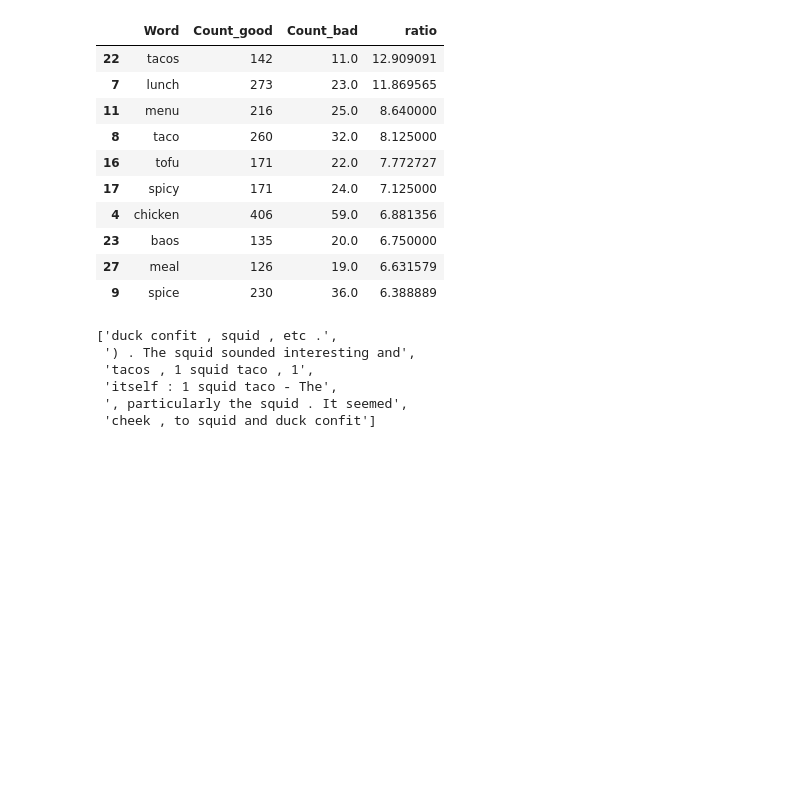
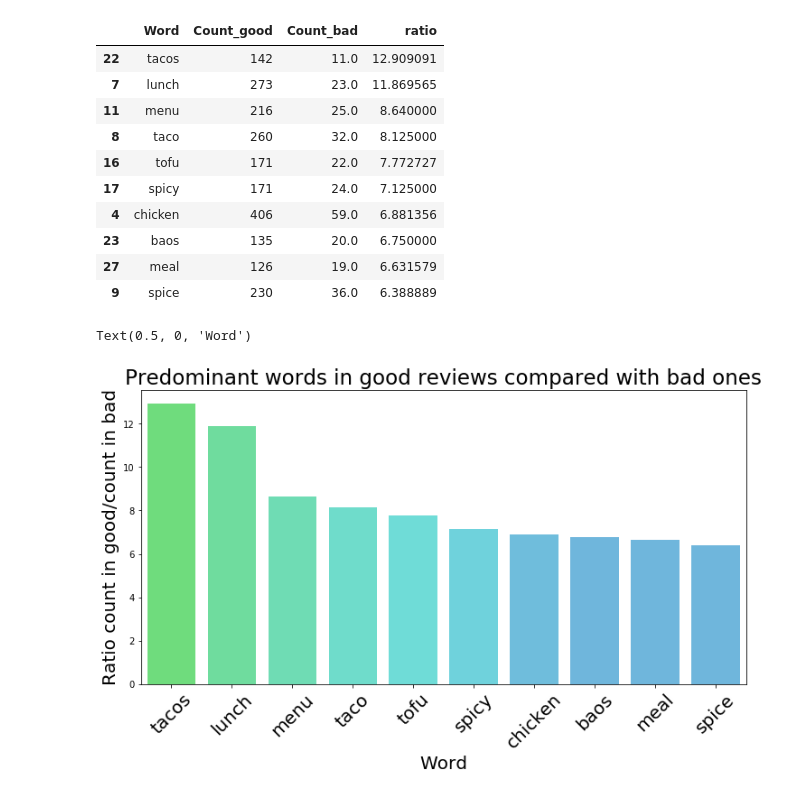
Before and after one commit to hecmesge/ABA2020, a Jupyter notebook: business_understanding_text_analysis.ipynb, the cells around one changed output. Cells and saved outputs as stored; diff of their text form; code cells hidden in the pictures; blank space fills up the shorter version.

```diff
--- a/business_understanding_text_analysis.ipynb
+++ b/business_understanding_text_analysis.ipynb
@@ -177,9 +163,16 @@ for w in range(len(p)):
-# %%
-posterior
-# %% [output]
-['duck confit , squid , etc .',
- ') . The squid sounded interesting and',
- 'tacos , 1 squid taco , 1',
- 'itself : 1 squid taco - The',
- ', particularly the squid . It seemed',
- 'cheek , to squid and duck confit']
+# %%
+import matplotlib.pyplot as plt
+import seaborn as sns
+x=rest_rev_analysis_good[rest_rev_analysis_good.Count_good>100][:10]
+colors_good = ['#34eb4c', '#34eb83', '#34eba8', '#34ebcd', '#34ebe2', '#34d9eb', '#34b7eb', '#34abeb', '#34abeb', '#34abeb']
+plt.figure(figsize=(12,6))
+
+ax = sns.barplot(x.Word, x.ratio, alpha=0.8, palette=colors_good)
+plt.title("Predominant words in good reviews compared with bad ones", fontsize=23)
+locs, labels = plt.xticks()
+plt.setp(labels, rotation=45,fontsize=20)
+plt.ylabel('Ratio count in good/count in bad', fontsize=20)
+plt.xlabel('Word', fontsize=20)
+# %% [output]
+Text(0.5, 0, 'Word')
+[figure, added]
```
Also changed, not shown: parts of 10 cells of this notebook.
